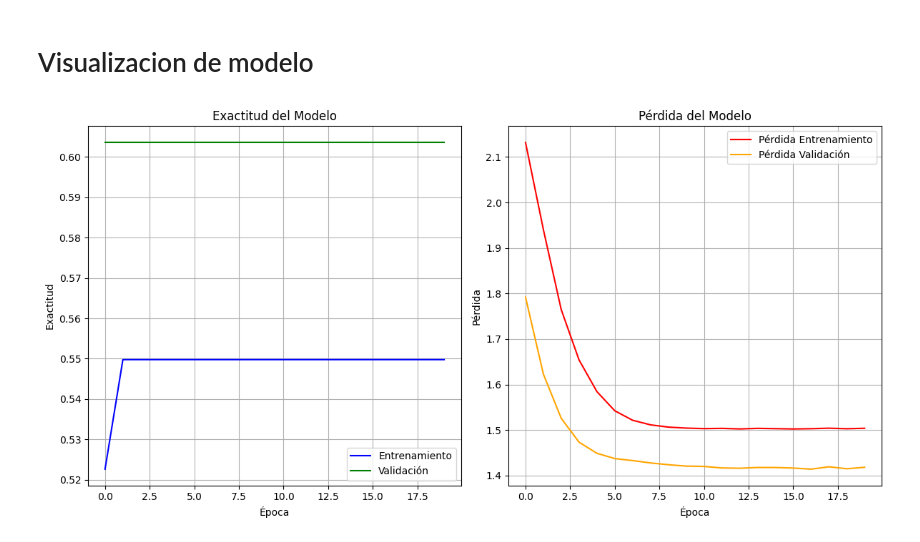
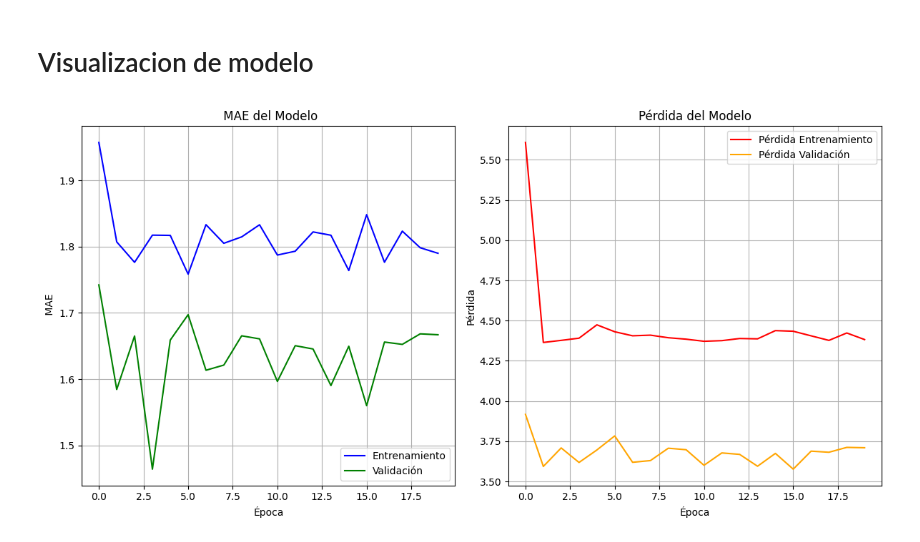
Before and after one commit to sogeking-pixel/practicaIA, a Jupyter notebook: Practica1.ipynb, the cells around one changed output. Drawn from its saved outputs; the diff is of its cells as text; code cells hidden in the pictures.

```diff
--- a/Practica1.ipynb
+++ b/Practica1.ipynb
@@ -216,18 +233,18 @@ plt.show()
 import numpy as np
 def load_and_preprocess_image(img_path):
     img = Image.open(img_path).convert('RGB')
-    img = img.resize((150, 150))
+    img = img.resize((80, 80))
     img_array = np.array(img) / 255.0
     return img_array
 # %%
 images = []
 labels = []
 # %%
-for index, row in df.iterrows():
-    img_file = os.path.join(img_path, f"{row['Fecha'].strftime('%Y-%m')}.png")
+for index, row in df2.iterrows():
+    img_file = os.path.join(img_path, f"{row['fecha'].strftime('%Y-%m')}.png")
     if os.path.exists(img_file):
         images.append(load_and_preprocess_image(img_file))
-        labels.append(row['Indice ICEN'])
+        labels.append(row['Anomalia'])
 # %%
 X = np.array(images)
 y = np.array(labels)
@@ -291,7 +292,7 @@ from tensorflow.keras.layers import Conv2D, MaxPooling2D, Flatten, LSTM, Dense,
 model = Sequential()
 
 # Capas CNN
-model.add(TimeDistributed(Conv2D(32, (3, 3), activation='relu'), input_shape=(n_timesteps, 150, 150, 3)))
+model.add(TimeDistributed(Conv2D(32, (3, 3), activation='relu'), input_shape=(n_timesteps, 80, 80, 3)))
 model.add(TimeDistributed(MaxPooling2D((2, 2))))
 
 model.add(TimeDistributed(Conv2D(64, (3, 3), activation='relu')))
@@ -303,10 +304,10 @@ model.add(TimeDistributed(Flatten()))
 model.add(LSTM(64, return_sequences=False))
 
 # Capa de salida
-model.add(Dense(len(le.classes_), activation='softmax'))
+model.add(Dense(1, activation='linear'))
 
 # Compilar el modelo
-model.compile(optimizer='adam', loss='sparse_categorical_crossentropy', metrics=['accuracy'])
+model.compile(optimizer='adam', loss='mean_squared_error', metrics=['mae'])
 
 # Entrenar el modelo
 history = model.fit(X_train_seq, y_train_seq, epochs=20,batch_size=32, validation_split=0.2)
@@ -340,8 +342,8 @@ def mostrar_grafico(train_accuracy, val_accuracy, train_loss, val_loss):
     ax1.plot(train_accuracy, color='blue', label='Entrenamiento')
     ax1.plot(val_accuracy, color='green', label='Validación')
     ax1.set_xlabel("Época")
-    ax1.set_ylabel("Exactitud")
-    ax1.set_title("Exactitud del Modelo")
+    ax1.set_ylabel(" MAE")
+    ax1.set_title(" MAE del Modelo")
     ax1.legend(loc="lower right")
     ax1.grid(True)
 
@@ -360,9 +362,9 @@ def mostrar_grafico(train_accuracy, val_accuracy, train_loss, val_loss):
     # Mostrar los gráficos
     plt.show()
 # %%
-mostrar_grafico(history.history["accuracy"], history.history['val_accuracy'], history.history["loss"],  history.history['val_loss'])
+mostrar_grafico(history.history["mae"], history.history['val_mae'], history.history["loss"],  history.history['val_loss'])
 # %% [output]
-[figure, old version]
+[figure, new version]
 # %%
 import gc
 gc.collect()
```
Also changed, not shown: parts of 6 cells of this notebook.
